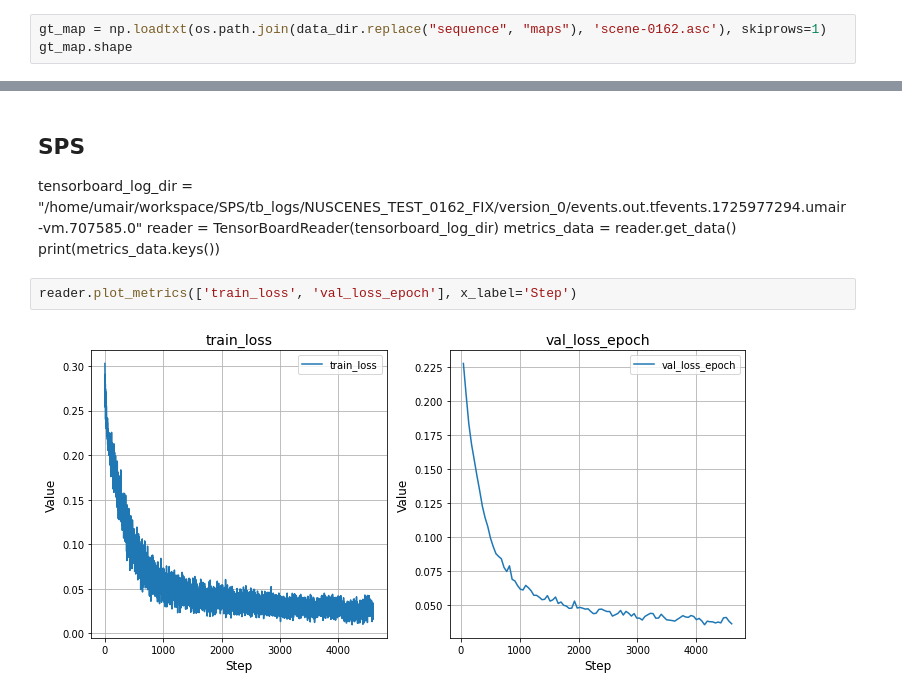
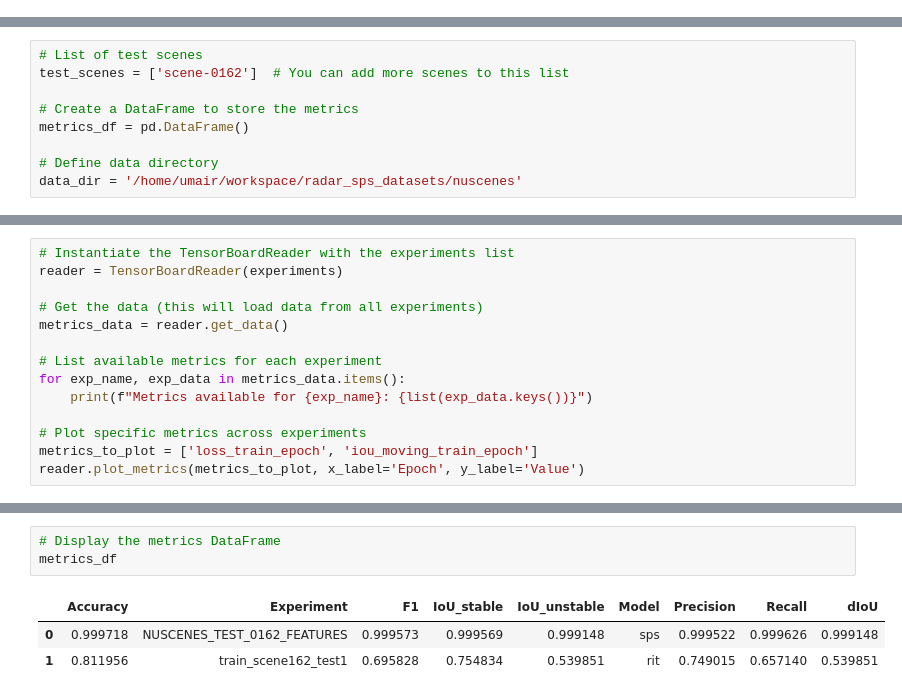
Before and after one commit to umairkhawaja/radar_auto_labeler, a Jupyter notebook: notebooks/training_postprocessing.ipynb, the cells around one changed output, grey strips where cells are left out. Drawn from its saved outputs; the diff is of its cells as text.

```diff
--- a/notebooks/training_postprocessing.ipynb
+++ b/notebooks/training_postprocessing.ipynb
@@ -218,3 +0,0 @@ rit_pred_map.shape, sps_pred_map.shape
-# %%
-gt_map = np.loadtxt(os.path.join(data_dir.replace("sequence", "maps"), 'scene-0162.asc'), skiprows=1)
-gt_map.shape
@@ -253,0 +90,9 @@ np.savetxt(os.path.join(output_dirs['rit'], f'{scene_name}.asc'),
+# %%
+# List of test scenes
+test_scenes = ['scene-0162']  # You can add more scenes to this list
+
+# Create a DataFrame to store the metrics
+metrics_df = pd.DataFrame()
+
+# Define data directory
+data_dir = '/home/umair/workspace/radar_sps_datasets/nuscenes'
@@ -253,0 +142,14 @@ np.savetxt(os.path.join(output_dirs['rit'], f'{scene_name}.asc'),
+# %%
+# Instantiate the TensorBoardReader with the experiments list
+reader = TensorBoardReader(experiments)
+
+# Get the data (this will load data from all experiments)
+metrics_data = reader.get_data()
+
+# List available metrics for each experiment
+for exp_name, exp_data in metrics_data.items():
+    print(f"Metrics available for {exp_name}: {list(exp_data.keys())}")
+
+# Plot specific metrics across experiments
+metrics_to_plot = ['loss_train_epoch', 'iou_moving_train_epoch']
+reader.plot_metrics(metrics_to_plot, x_label='Epoch', y_label='Value')
@@ -499,10 +465,7 @@ reader.plot_metrics(['loss_train_epoch', 'iou_moving_train_epoch'], x_label='Epo
-# %% [markdown]
-## SPS
-tensorboard_log_dir = "/home/umair/workspace/SPS/tb_logs/NUSCENES_TEST_0162_FIX/version_0/events.out.tfevents.1725977294.umair-vm.707585.0"
-reader = TensorBoardReader(tensorboard_log_dir)
-metrics_data = reader.get_data()
-print(metrics_data.keys())
-# %%
-reader.plot_metrics(['train_loss', 'val_loss_epoch'], x_label='Step')
-# %% [output]
-[figure, removed]
+# %%
+# Display the metrics DataFrame
+metrics_df
+# %% [output]
+|  | Accuracy | Experiment | F1 | IoU_stable | IoU_unstable | Model | Precision | Recall | dIoU |
+| 0 | 0.999718 | NUSCENES_TEST_0162_FEATURES | 0.999573 | 0.999569 | 0.999148 | sps | 0.999522 | 0.999626 | 0.999148 |
+| 1 | 0.811956 | train_scene162_test1 | 0.695828 | 0.754834 | 0.539851 | rit | 0.749015 | 0.657140 | 0.539851 |
```
Also changed, not shown: parts of 30 cells of this notebook.
